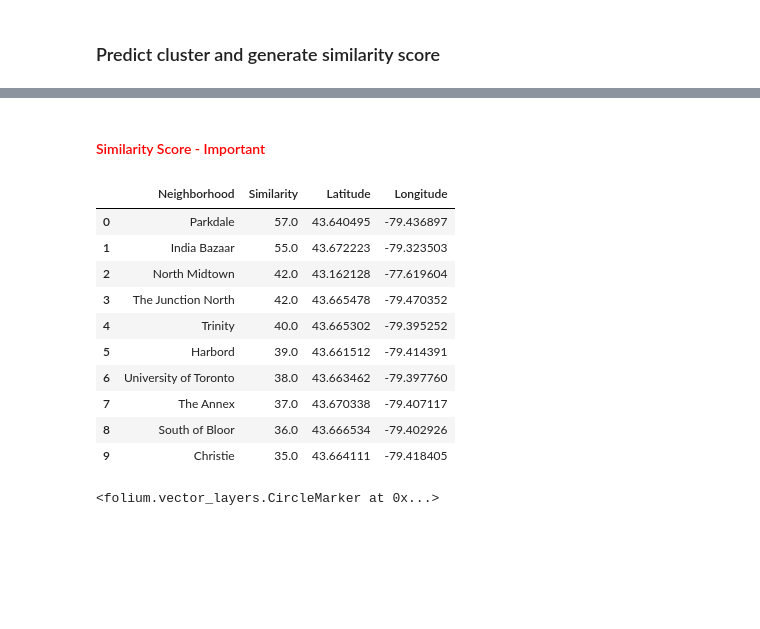
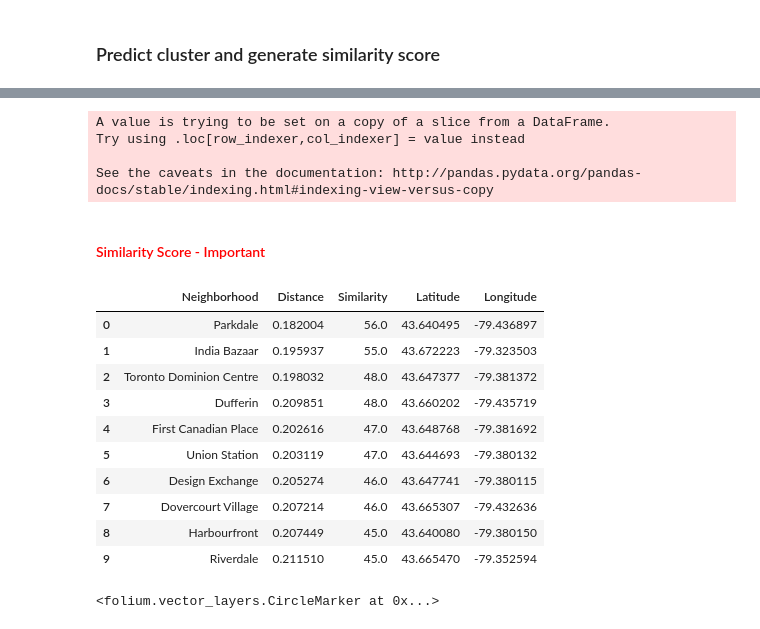
Before and after one commit to anuraggupta29/Coursera_Capstone, a Jupyter notebook: The Perfect Neighborhood - Project.ipynb, the cells around one changed output, grey strips where cells are left out. Cells and saved outputs as stored; diff of their text form; code cells hidden in the pictures; blank space fills up the shorter version.

```diff
--- a/The Perfect Neighborhood - Project.ipynb
+++ b/The Perfect Neighborhood - Project.ipynb
@@ -439,13 +458,13 @@ The cross validation score is :  0.715
 # %%
 #Using entire dataset to train the model
-kNNmodel = KNeighborsClassifier(n_neighbors = 1)
+kNNmodel = KNeighborsClassifier(n_neighbors = best_k_kNN)
 kNNmodel.fit(X,Y)
 yhat_kNN = kNNmodel.predict(X)
 # %% [markdown]
 <h3> Create a new dataframe for the current neighborhood and its venues</h3>
 # %%
 #Get Latitude and longitude values of current neighborhood
-currentNeighName = input()
+currentNeighName = 'Connaught Place, New Delhi'
 geolocator = Nominatim(user_agent="t_explorer")
 locationCurrent = geolocator.geocode(currentNeighName)
 locationCurrent = [locationCurrent.latitude, locationCurrent.longitude]
@@ -553,8 +556,0 @@ neighbors_df = neighbors_df.drop('Neighborhood', axis = 1)
-# %%
-#create a new dataframe and append the current neighborhood categorical variables as many times as there
-#are rows in neighbors_df
-
-current_df = currentNeigh[0:1]
-
-for i in range(len(neighbors_df) - 1):
-    current_df = current_df.append(currentNeigh[0:1], ignore_index = True)
@@ -566,21 +557,56 @@ neighbors_names = neighbors_names.sort_values('Similarity', ascending = False).r
+# %%
+#toronto_Df contains the toronto neighborhoods and their venue categorical variables
+
+neighborslist = list(df2[df2['Cluster'] == similarCluster]['Neighborhood'])
+neighbors_df = toronto_df[toronto_df['Neighborhood'].isin(neighborslist)]
+neighbors_df = neighbors_df.reset_index(drop=True)
+
+#create new dataframe to store the neighborhood names which belong to current neighborhood cluster
+neighbors_names = neighbors_df[['Neighborhood']]
+
+#keep only their categorical variables (of same cluster toronto neighborhoods)
+neighbors_df = neighbors_df.drop('Neighborhood', axis = 1)
+
+#find correlation and distance between new neighborhood and in-cluster neighborhoods
+corr_arr = []
+dist_arr = []
+
+for i in range(len(neighbors_df)):
+    corr_arr.append((currentNeigh.loc[0,:]).corr(neighbors_df.loc[i,:]))
+
+dist_arr = scipy.spatial.distance.cdist(neighbors_df.iloc[:,:], currentNeigh.iloc[0:1,:], metric='euclidean')
+
+neighbors_names['Distance'] = dist_arr
+neighbors_names['Correlation'] = corr_arr
+
+#find the correlation between the two dataframes and hence the similarity
+neighbors_names = neighbors_names.sort_values('Correlation', ascending = False).reset_index(drop = True)
+top_10 = neighbors_names.head(10)
+top_10['Similarity'] = top_10['Correlation'].round(2)*100
+top_10 = top_10.drop('Correlation', axis = 1)
+# %% [output]
+A value is trying to be set on a copy of a slice from a DataFrame.
+Try using .loc[row_indexer,col_indexer] = value instead
+
+See the caveats in the documentation: http://pandas.pydata.org/pandas-docs/stable/indexing.html#indexing-view-versus-copy
 # %% [markdown]
 <h4><font color='red'>Similarity Score - Important</font></h4>
 # %%
 #get the top 10 similar neighborhoods and their coordinates
-top_10 = (pd.merge(left=neighbors_names, right=df2[['Neighborhood', 'Latitude', 'Longitude']], how='left', left_on='Neighborhood', right_on='Neighborhood')).head(10)
+top_10 = (pd.merge(left=top_10, right=df2[['Neighborhood', 'Latitude', 'Longitude']], how='left', left_on='Neighborhood', right_on='Neighborhood')).head(10)
 display(top_10)
 # %% [output]
-|  | Neighborhood | Similarity | Latitude | Longitude |
-| 0 | Parkdale | 57.0 | 43.640495 | -79.436897 |
-| 1 | India Bazaar | 55.0 | 43.672223 | -79.323503 |
-| 2 | North Midtown | 42.0 | 43.162128 | -77.619604 |
-| 3 | The Junction North | 42.0 | 43.665478 | -79.470352 |
-| 4 | Trinity | 40.0 | 43.665302 | -79.395252 |
-| 5 | Harbord | 39.0 | 43.661512 | -79.414391 |
-| 6 | University of Toronto | 38.0 | 43.663462 | -79.397760 |
-| 7 | The Annex | 37.0 | 43.670338 | -79.407117 |
-| 8 | South of Bloor | 36.0 | 43.666534 | -79.402926 |
-| 9 | Christie | 35.0 | 43.664111 | -79.418405 |
+|  | Neighborhood | Distance | Similarity | Latitude | Longitude |
+| 0 | Parkdale | 0.182004 | 56.0 | 43.640495 | -79.436897 |
+| 1 | India Bazaar | 0.195937 | 55.0 | 43.672223 | -79.323503 |
+| 2 | Toronto Dominion Centre | 0.198032 | 48.0 | 43.647377 | -79.381372 |
+| 3 | Dufferin | 0.209851 | 48.0 | 43.660202 | -79.435719 |
+| 4 | First Canadian Place | 0.202616 | 47.0 | 43.648768 | -79.381692 |
+| 5 | Union Station | 0.203119 | 47.0 | 43.644693 | -79.380132 |
+| 6 | Design Exchange | 0.205274 | 46.0 | 43.647741 | -79.380115 |
+| 7 | Dovercourt Village | 0.207214 | 46.0 | 43.665307 | -79.432636 |
+| 8 | Harbourfront | 0.207449 | 45.0 | 43.640080 | -79.380150 |
+| 9 | Riverdale | 0.211510 | 45.0 | 43.665470 | -79.352594 |
 # %%
 #Plot current neighborhood on map
 
```
Also changed, not shown: parts of 26 cells of this notebook.
